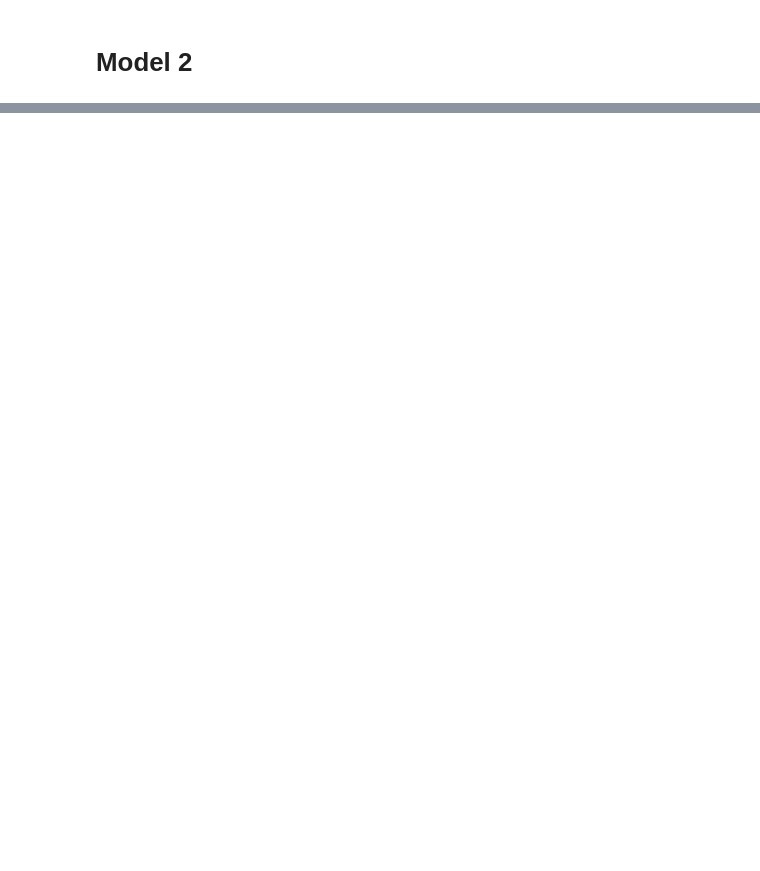
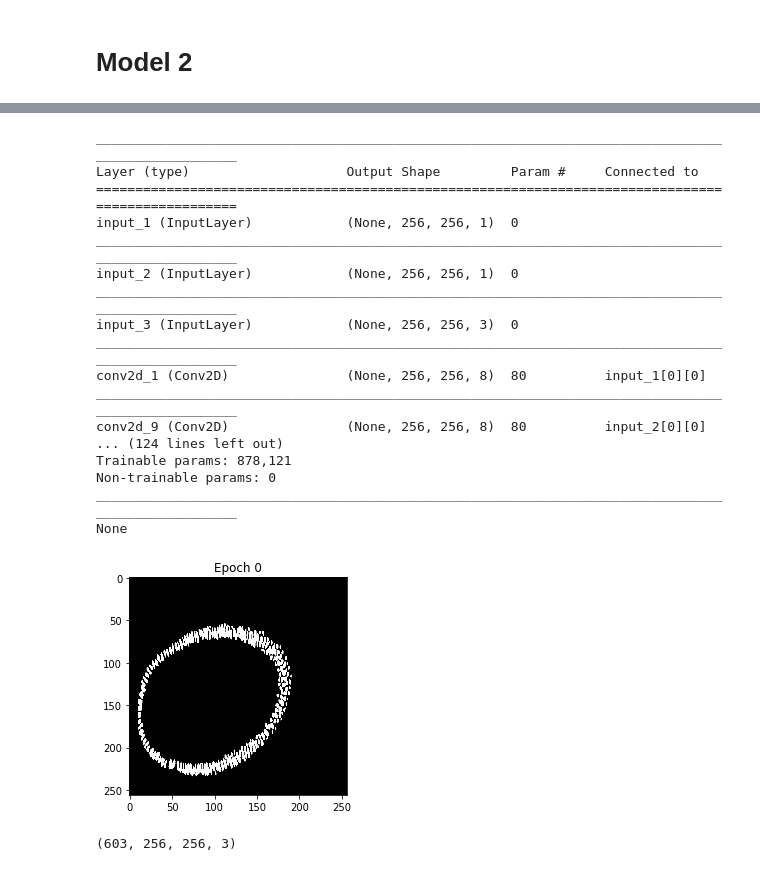
Before and after one commit to Coni63/OC_DS, a Jupyter notebook: P9/Competition.ipynb, the cells around one changed output, grey strips where cells are left out. Cells and saved outputs as stored; diff of their text form; code cells hidden in the pictures; blank space fills up the shorter version.

Commit message:
avancement du projet et modification du modele unet

```diff
--- a/P9/Competition.ipynb
+++ b/P9/Competition.ipynb
@@ -114,23 +118,46 @@ from sklearn.model_selection import train_test_split
 # %%
 from models import model_extended as md
 
 def load_obj(name):
     with open(name + '.pkl', 'rb') as f:
         return pickle.load(f)
 
 dimensions = np.array(load_obj("datas/dimensions"))
-data = np.load('datas/dataset_multi_matrices.npz')
+data = np.load('datas/dataset_multi_matrices_large.npz')
 X1_train, X1_test, X2_train, X2_test, X3_train, X3_test, y_train, y_test, dim_train, dim_test = train_test_split(data["X1"], data["X2"], data["X3"], data["y"], dimensions, test_size=0.1, random_state=42)
 
 h, w, c = X1_train.shape[1:]
 BATCH_SIZE = 3
 NB_IMAGES_TRAIN = X1_train.shape[0]
 NB_IMAGES_TEST = X1_test.shape[0]
 EPOCHS = 50
 SEED = 42
 
 model = md.create_model(h, w, c)
-# print(model.summary())
-# predictions = md.prediction_history(model, X1_test, X2_test, X3_test, y_test, "extended_large")  #  1D, 2D, light, resized, rgb, extended
-# train_generator, test_generator = md.create_generator(X1_train, X1_test, X2_train, X2_test, X3_train, X3_test, y_train, y_test, BATCH_SIZE=BATCH_SIZE, seed=SEED)
+print(model.summary())
+predictions = md.prediction_history(model, X1_test, X2_test, X3_test, y_test, "extended_large")  #  1D, 2D, light, resized, rgb, extended
+train_generator, test_generator = md.create_generator(X1_train, X1_test, X2_train, X2_test, X3_train, X3_test, y_train, y_test, BATCH_SIZE=BATCH_SIZE, seed=SEED)
+# %% [output]
+__________________________________________________________________________________________________
+Layer (type)                    Output Shape         Param #     Connected to
+==================================================================================================
+input_1 (InputLayer)            (None, 256, 256, 1)  0
+__________________________________________________________________________________________________
+input_2 (InputLayer)            (None, 256, 256, 1)  0
+__________________________________________________________________________________________________
+input_3 (InputLayer)            (None, 256, 256, 3)  0
+__________________________________________________________________________________________________
+conv2d_1 (Conv2D)               (None, 256, 256, 8)  80          input_1[0][0]
+__________________________________________________________________________________________________
+conv2d_9 (Conv2D)               (None, 256, 256, 8)  80          input_2[0][0]
+... (124 lines left out)
+Trainable params: 878,121
+Non-trainable params: 0
+__________________________________________________________________________________________________
+None
+[figure, added]
+# %%
+print(X3_train.shape)
+# %% [output]
+(603, 256, 256, 3)
 # %%
```
Also changed, not shown: parts of 8 cells of this notebook, 4 other files.
